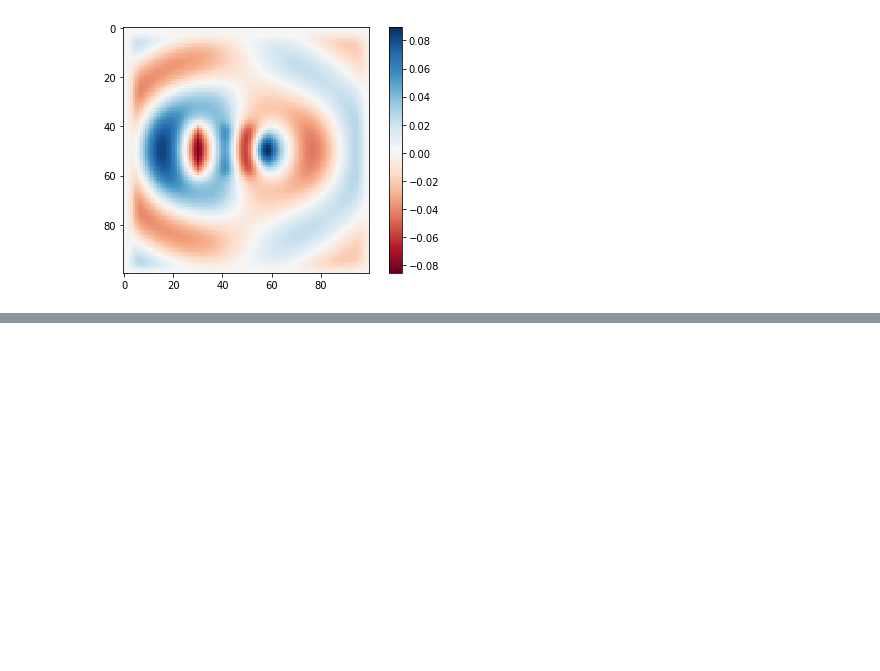
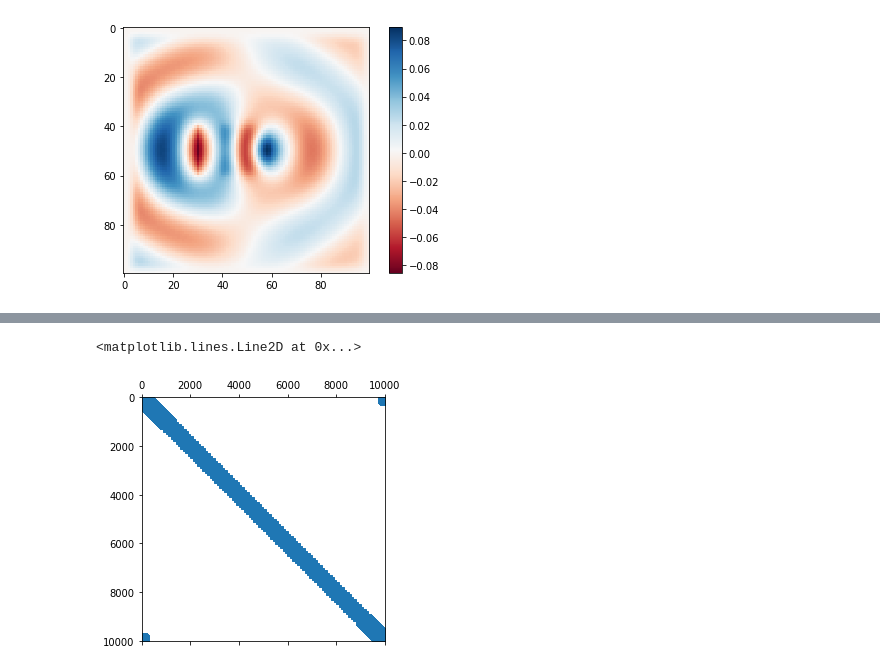
Before and after one commit to fancompute/fdfdpy, a Jupyter notebook: Tests.ipynb, the cells around one changed output, grey strips where cells are left out. Cells and saved outputs as stored; diff of their text form; code cells hidden in the pictures; blank space fills up the shorter version.

```diff
--- a/Tests.ipynb
+++ b/Tests.ipynb
@@ -58,0 +61,5 @@ SystemError: <built-in method nonzero of numpy.ndarray object at 0x...> returned
+# %%
+plt.spy(np.imag(simulation.A))
+# %% [output]
+<matplotlib.lines.Line2D at 0x...>
+[figure, added]
```
Also changed, not shown: parts of 8 cells of this notebook, 1 other file.
